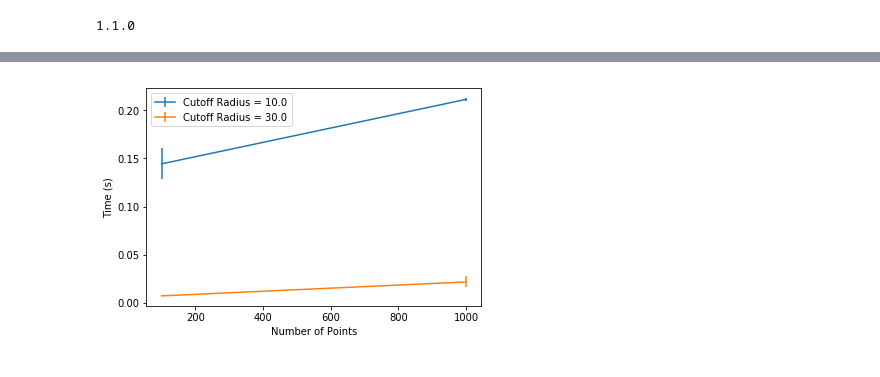
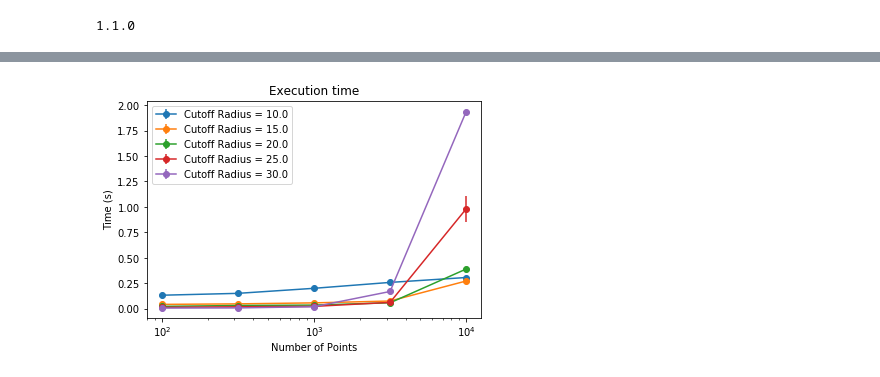
Before and after one commit to seb-buch/Benchmarks_Distance, a Jupyter notebook: Notebooks/BM_PairContact.ipynb, the cells around one changed output, grey strips where cells are left out. Drawn from its saved outputs; the diff is of its cells as text; code cells hidden in the pictures.

```diff
--- a/Notebooks/BM_PairContact.ipynb
+++ b/Notebooks/BM_PairContact.ipynb
@@ -70,12 +72,15 @@ maxdist = 10.0
 # %%
 ##Benchmarks
 time_kd,time_bf,time_cg = [],[],[]
-func_dict = dict(KDtree=[kdtree_select,time_kd],BruteForce=[bf_select,time_bf],Cellgrid=[cg_select,time_cg])
+mem_kd,mem_bf,mem_cg = [],[],[]
+func_dict = dict(KDtree=[kdtree_select,time_kd,mem_kd],BruteForce=[bf_select,time_bf,mem_bf],Cellgrid=[cg_select,time_cg,mem_cg])
 for num in Npoints:
     points = init_uniform(box,Npoints=num)
     for key in func_dict:
-        time = %timeit -q -o -n 10 -r 3 func_dict[key][0](box,points,maxdist)
+        time = %timeit -o -q -n 5 -r 3 func_dict[key][0](box,points,maxdist)
+        mem = %memit -o -q func_dict[key][0](box,points,maxdist)
         func_dict[key][1].append([time.average,time.stdev])
+        func_dict[key][2].append(mem.mem_usage)
 # %%
 #Plots for visual comparison
 import matplotlib
@@ -86,4 +91,6 @@ for key in func_dict:
     plt.legend()
     plt.xlabel('Number of Particles')
     plt.ylabel('Time (s)')
+    plt.xscale('log')
+    plt.title('Execution time')
 # %% [output]
@@ -92,27 +111,31 @@ for key in func_dict:
 #####Benchmark for different cutoff radius and number of particles for Cellgrid
 #Setting
 box = np.array([100,100,100,90,90,90],dtype=np.float32)
-Npoints = np.logspace(2,3,num=2,dtype=np.int32)
-Maxdist = np.linspace(10,30,num=2)
+Npoints = np.logspace(2,4,num=5,dtype=np.int32)
+Maxdist = np.linspace(10,30,num=5)
 # %%
 #Benchmarks
-time_cg = []
+time_cg,mem_cg = [],[]
 for npt in Npoints:
     points = init_uniform(box,npt)
     for maxdist in Maxdist:
         time = %timeit -q -o -n 1 -r 3 cg_select(box,points,maxdist)
+        mem = %memit -o -q cg_select(box,points,maxdist)
         time_cg.append([npt,maxdist,time.average,time.stdev])
+        mem_cg.append([npt,maxdist,list(mem.mem_usage)])
 # %%
 #Plots for visual comparison
 import matplotlib
 import matplotlib.pyplot as plt
 arr = np.array(time_cg)
 for maxdist in Maxdist:
     mask = (arr[:,1]==maxdist)
     npt,avg,sd = (arr[mask,:][:,0]),(arr[mask,:][:,2]),(arr[mask,:][:,3])
-    plt.errorbar(npt,avg,yerr=sd,label='Cutoff Radius = {}'.format(maxdist))
+    plt.errorbar(npt,avg,yerr=sd,label='Cutoff Radius = {}'.format(maxdist),fmt='-o')
     plt.legend()
     plt.xlabel('Number of Points')
     plt.ylabel('Time (s)')
+    plt.xscale('log')
+    plt.title('Execution time')
 # %% [output]
-[figure, old version]
+[figure, new version]
```
Also changed, not shown: parts of 4 cells of this notebook, 1 other file.
